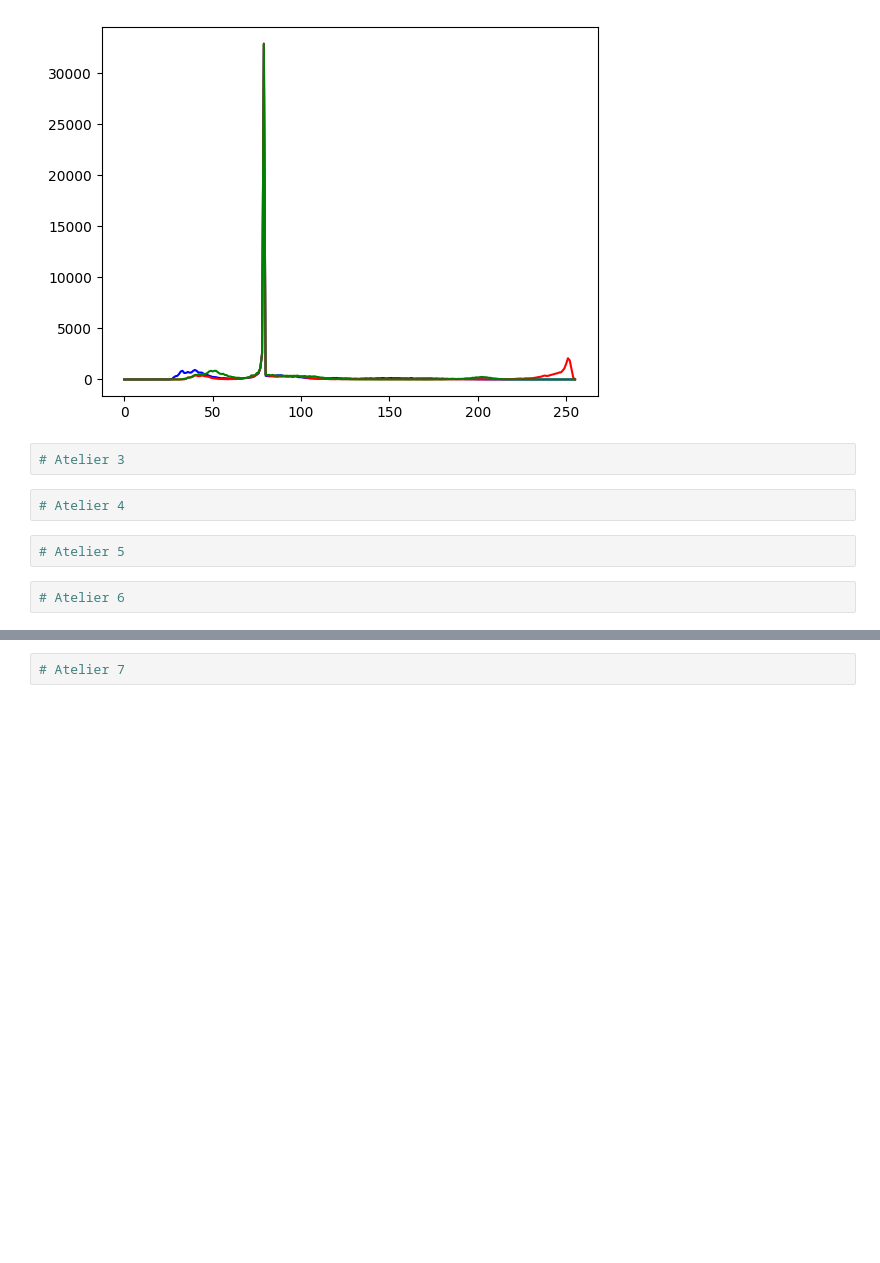
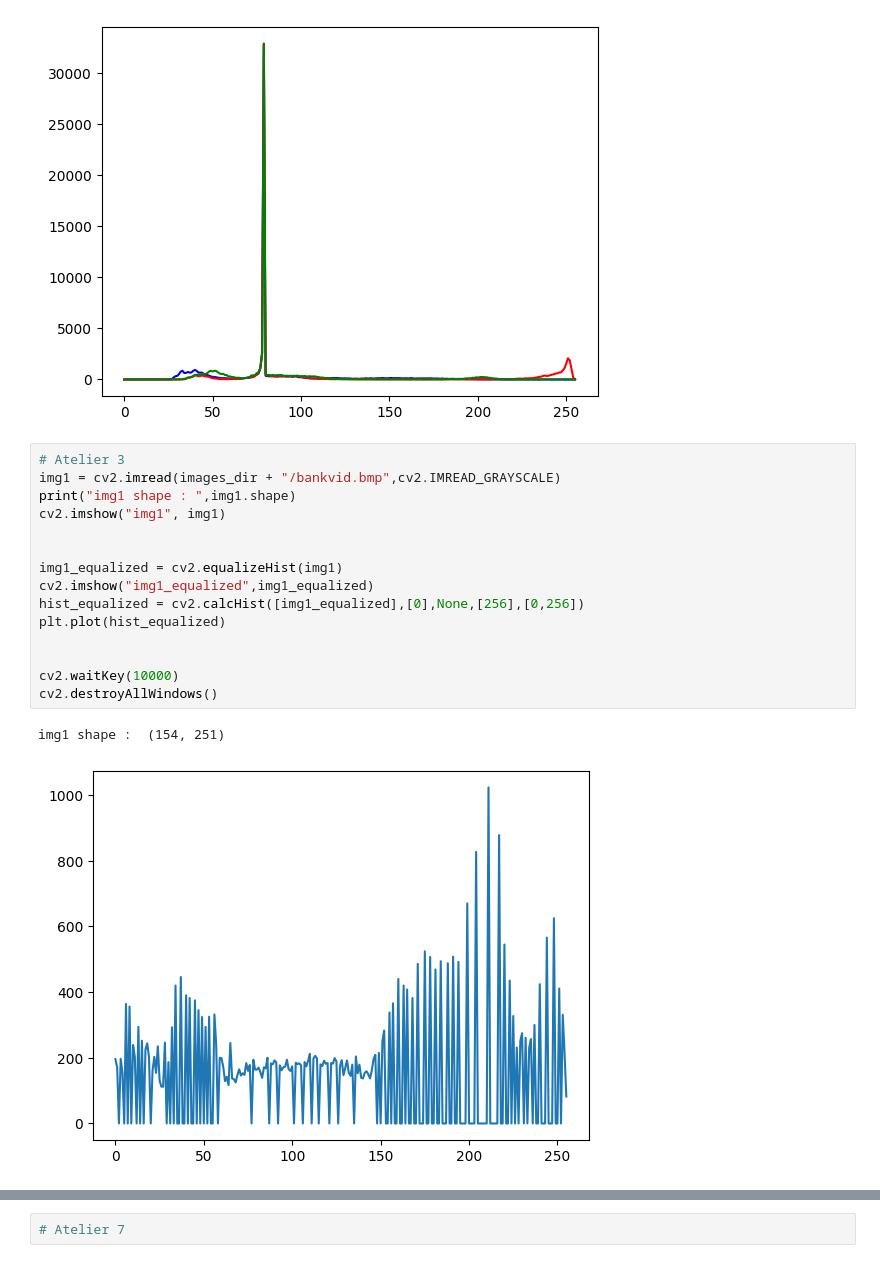
Before and after one commit to vicic8484/TP-V2IA, a Jupyter notebook: V2IA_AutoFormation.ipynb, the cells around one changed output, grey strips where cells are left out. Saved outputs shown, nothing was run; the diff lists cells and outputs as text; blank space fills up the shorter version.

Commit message:
Atelier 5

```diff
--- a/V2IA_AutoFormation.ipynb
+++ b/V2IA_AutoFormation.ipynb
@@ -54,11 +56,21 @@ img1_gray = cv2.cvtColor(img1, cv2.COLOR_BGR2GRAY)
 # %% [output]
 img1 shape :  (223, 318, 3)
 [figure]
-# %%
-# Atelier 3
-# %%
-# Atelier 4
-# %%
-# Atelier 5
-# %%
-# Atelier 6
+# %%
+# Atelier 3
+img1 = cv2.imread(images_dir + "/bankvid.bmp",cv2.IMREAD_GRAYSCALE)
+print("img1 shape : ",img1.shape)
+cv2.imshow("img1", img1)
+
+
+img1_equalized = cv2.equalizeHist(img1)
+cv2.imshow("img1_equalized",img1_equalized)
+hist_equalized = cv2.calcHist([img1_equalized],[0],None,[256],[0,256])
+plt.plot(hist_equalized)
+
+
+cv2.waitKey(10000)
+cv2.destroyAllWindows()
+# %% [output]
+img1 shape :  (154, 251)
+[figure, added]
```
Also changed, not shown: parts of 4 cells of this notebook.
